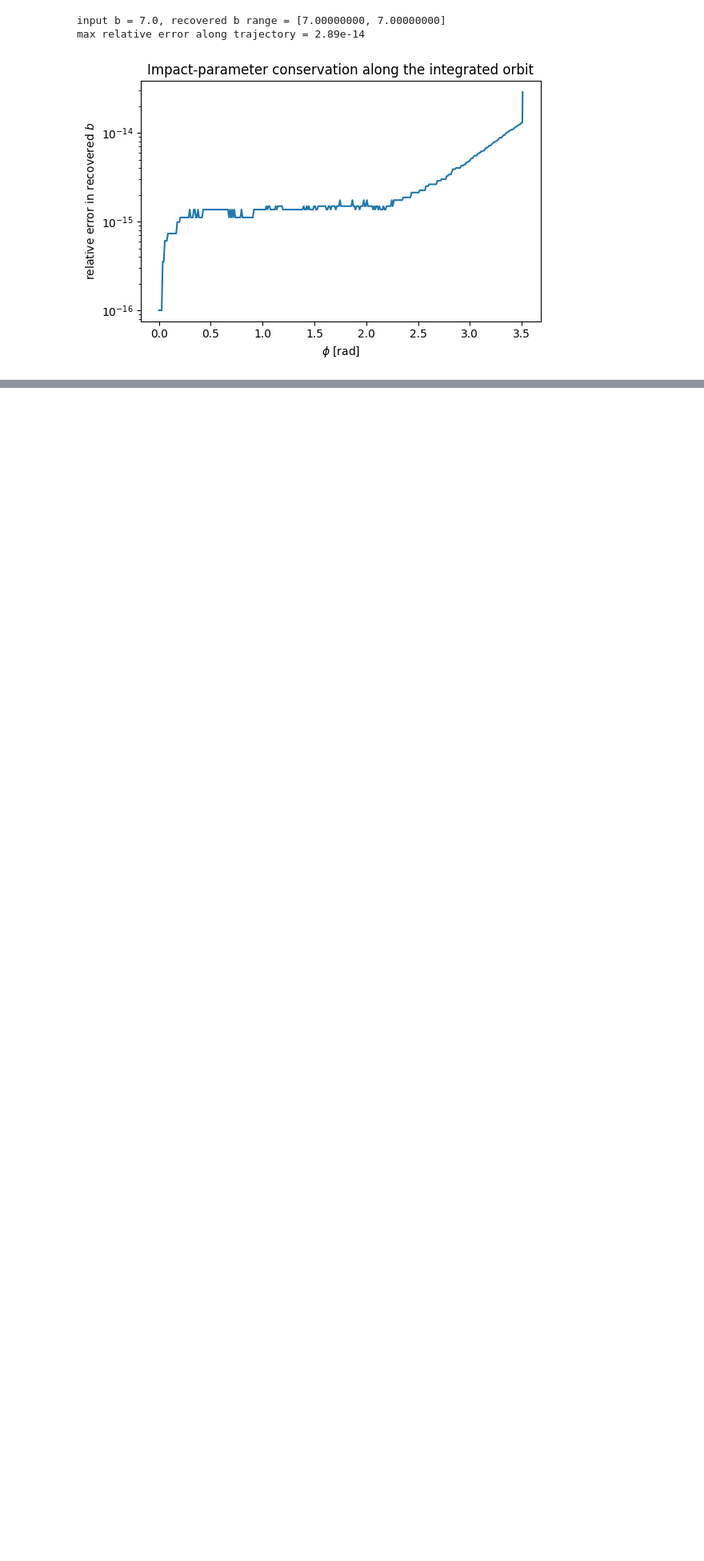
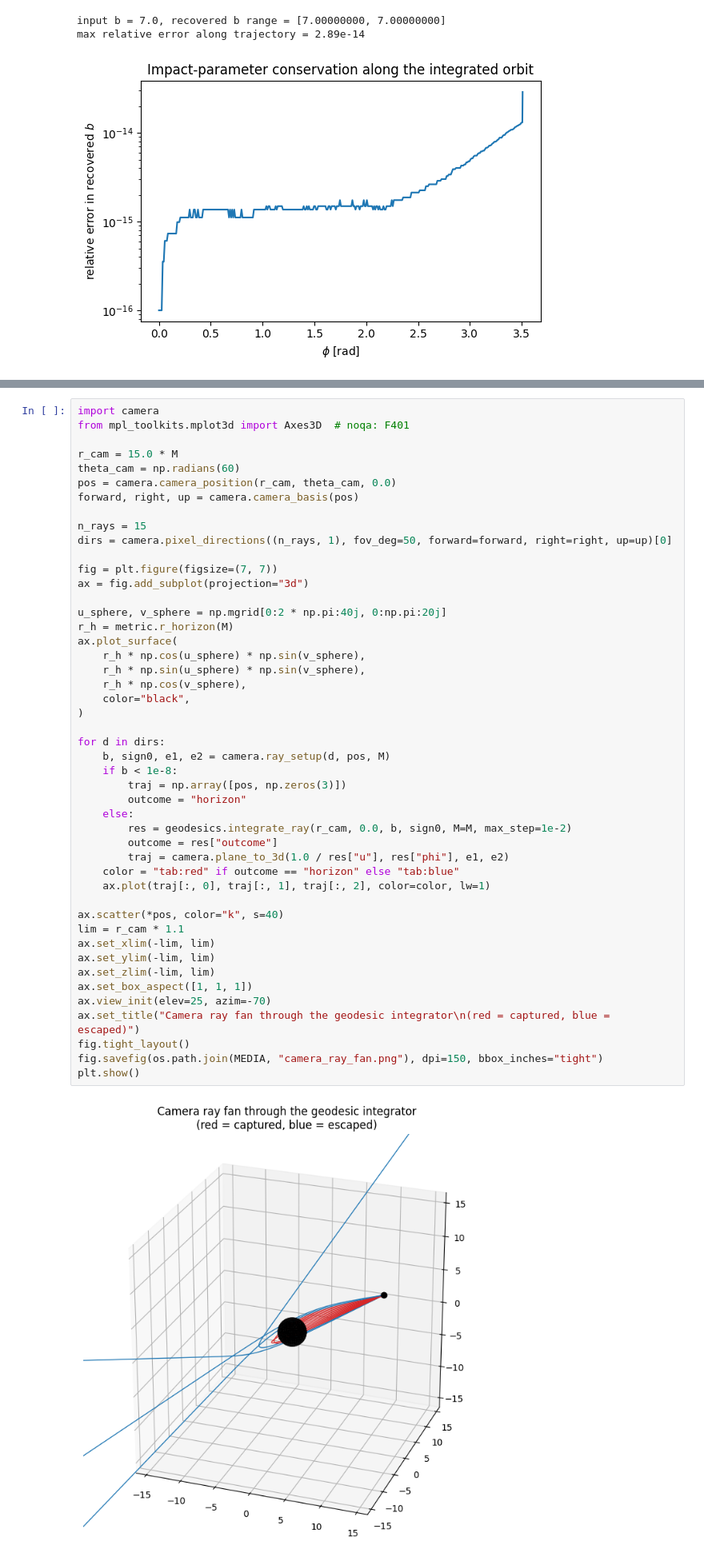
Before and after one commit to HasanHelal429/General_Relativity, a Jupyter notebook: Schwarzschild_Raytracer/Geodesic Validation.ipynb, the cells around one changed output, grey strips where cells are left out. Shown at 80% size. Cells and saved outputs as stored; diff of their text form; blank space fills up the shorter version.

```diff
--- a/Schwarzschild_Raytracer/Geodesic Validation.ipynb
+++ b/Schwarzschild_Raytracer/Geodesic Validation.ipynb
@@ -152,0 +157,49 @@ max relative error along trajectory = 2.89e-14
+# %%
+import camera
+from mpl_toolkits.mplot3d import Axes3D  # noqa: F401
+
+r_cam = 15.0 * M
+theta_cam = np.radians(60)
+pos = camera.camera_position(r_cam, theta_cam, 0.0)
+forward, right, up = camera.camera_basis(pos)
+
+n_rays = 15
+dirs = camera.pixel_directions((n_rays, 1), fov_deg=50, forward=forward, right=right, up=up)[0]
+
+fig = plt.figure(figsize=(7, 7))
+ax = fig.add_subplot(projection="3d")
+
+u_sphere, v_sphere = np.mgrid[0:2 * np.pi:40j, 0:np.pi:20j]
+r_h = metric.r_horizon(M)
+ax.plot_surface(
+    r_h * np.cos(u_sphere) * np.sin(v_sphere),
+    r_h * np.sin(u_sphere) * np.sin(v_sphere),
+    r_h * np.cos(v_sphere),
+    color="black",
+)
+
+for d in dirs:
+    b, sign0, e1, e2 = camera.ray_setup(d, pos, M)
+    if b < 1e-8:
+        traj = np.array([pos, np.zeros(3)])
+        outcome = "horizon"
+    else:
+        res = geodesics.integrate_ray(r_cam, 0.0, b, sign0, M=M, max_step=1e-2)
+        outcome = res["outcome"]
+        traj = camera.plane_to_3d(1.0 / res["u"], res["phi"], e1, e2)
+    color = "tab:red" if outcome == "horizon" else "tab:blue"
+    ax.plot(traj[:, 0], traj[:, 1], traj[:, 2], color=color, lw=1)
+
+ax.scatter(*pos, color="k", s=40)
+lim = r_cam * 1.1
+ax.set_xlim(-lim, lim)
+ax.set_ylim(-lim, lim)
+ax.set_zlim(-lim, lim)
+ax.set_box_aspect([1, 1, 1])
+ax.view_init(elev=25, azim=-70)
+ax.set_title("Camera ray fan through the geodesic integrator\n(red = captured, blue = escaped)")
+fig.tight_layout()
+fig.savefig(os.path.join(MEDIA, "camera_ray_fan.png"), dpi=150, bbox_inches="tight")
+plt.show()
+# %% [output]
+[figure, added]
```
Also changed, not shown: parts of 1 cell of this notebook, 2 other files.
